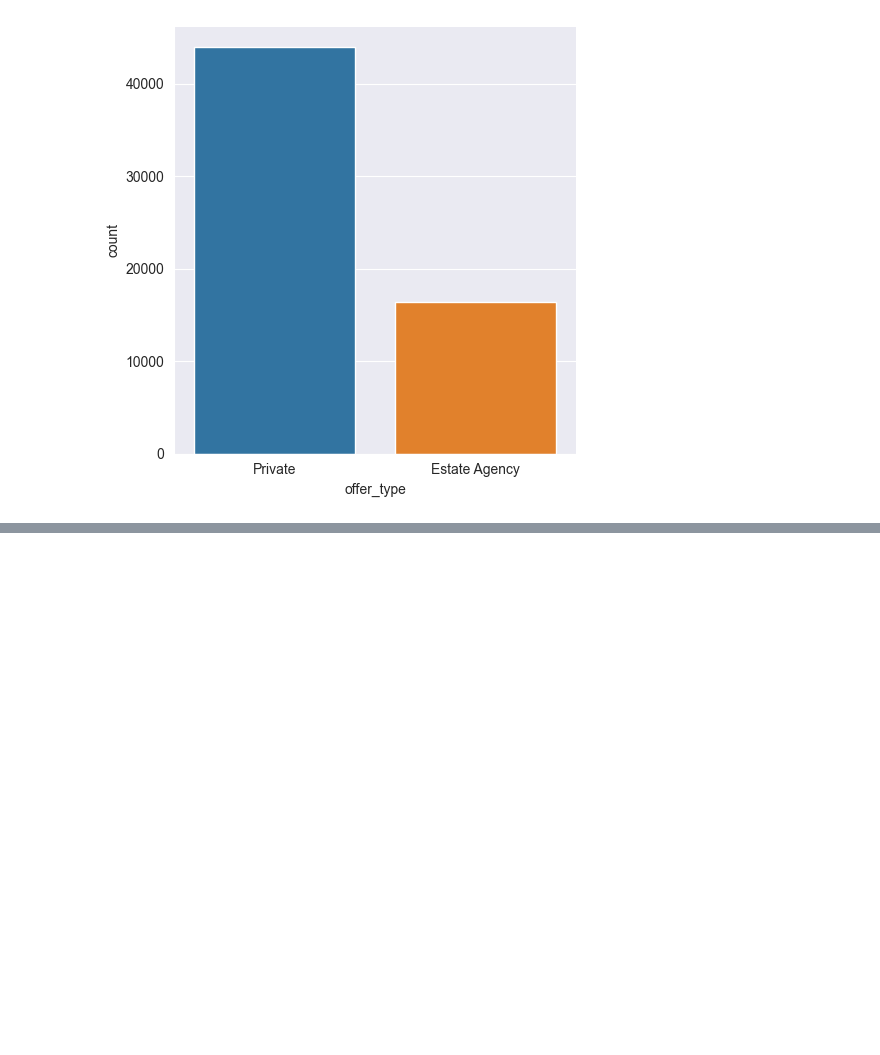
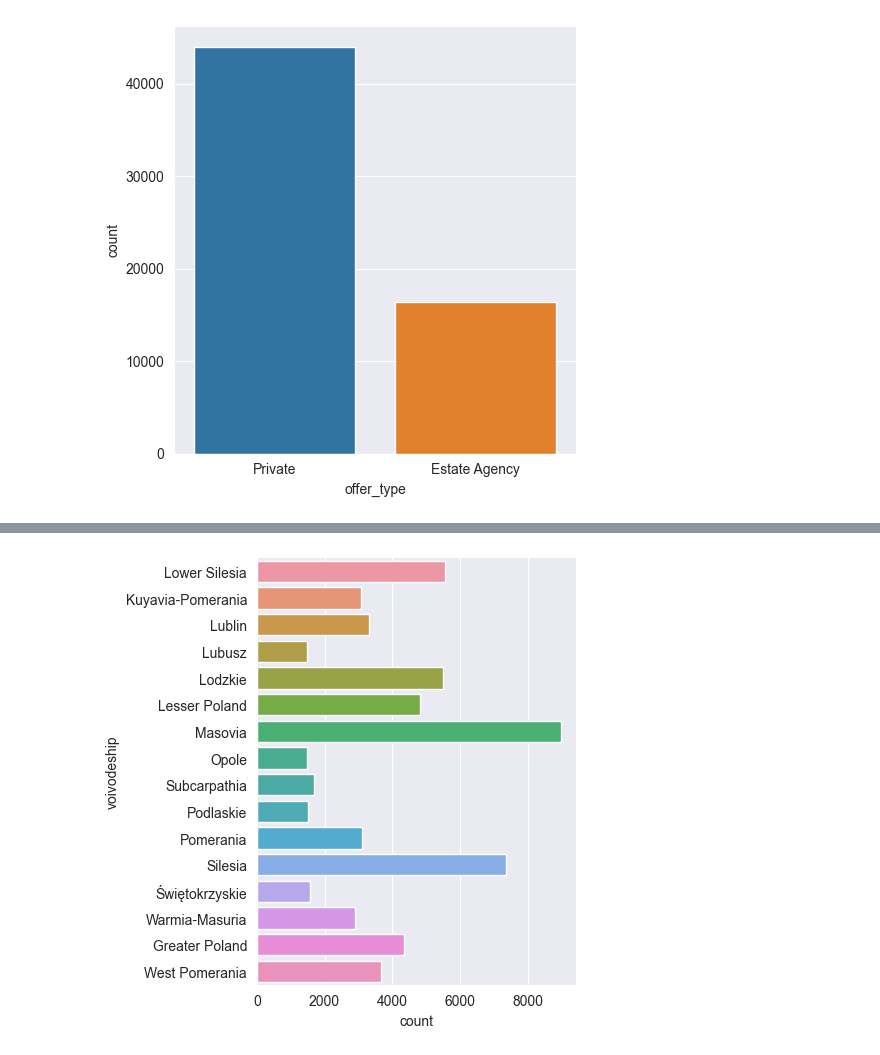
Before and after one commit to PawelWil/AnalizaDanych_BI_Zjazd_09_10_IX, a Jupyter notebook: Kod/04_seaborn_WYKRESY_ZŁOŻONE/05_praca_z_danymi.ipynb, the cells around one changed output, grey strips where cells are left out. Drawn from its saved outputs; the diff is of its cells as text; code cells hidden in the pictures; blank space fills up the shorter version.

```diff
--- a/Kod/04_seaborn_WYKRESY_ZŁOŻONE/05_praca_z_danymi.ipynb
+++ b/Kod/04_seaborn_WYKRESY_ZŁOŻONE/05_praca_z_danymi.ipynb
@@ -76,0 +86,5 @@ _ = sns.catplot(df_house, x='offer_type', kind='count')
+# %%
+# ilosci opgłoszen w danym wojewodztwei
+_ = sns.catplot(df_house, y='voivodeship', kind='count')
+# %% [output]
+[figure, added]
```
Also changed, not shown: parts of 6 cells of this notebook.
